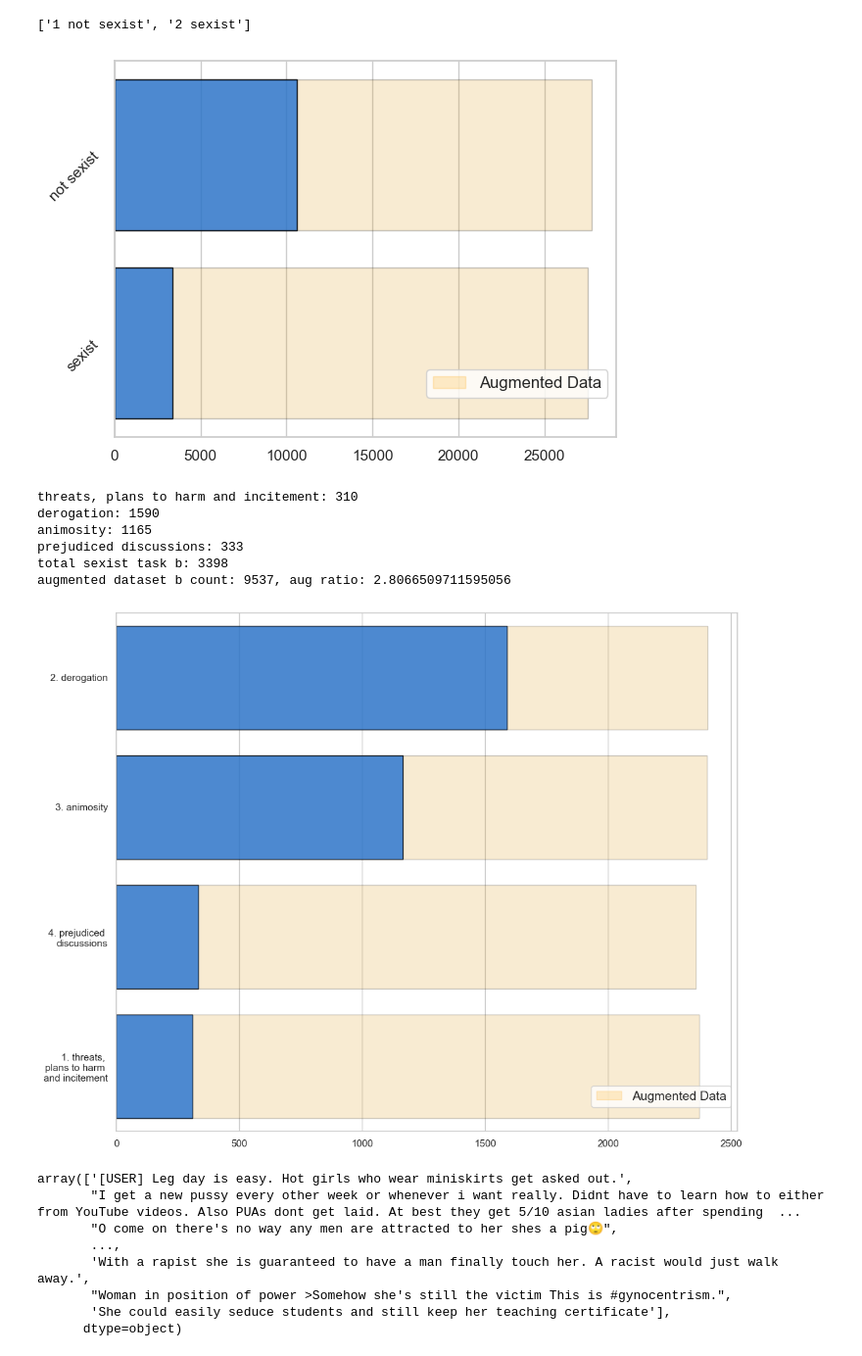
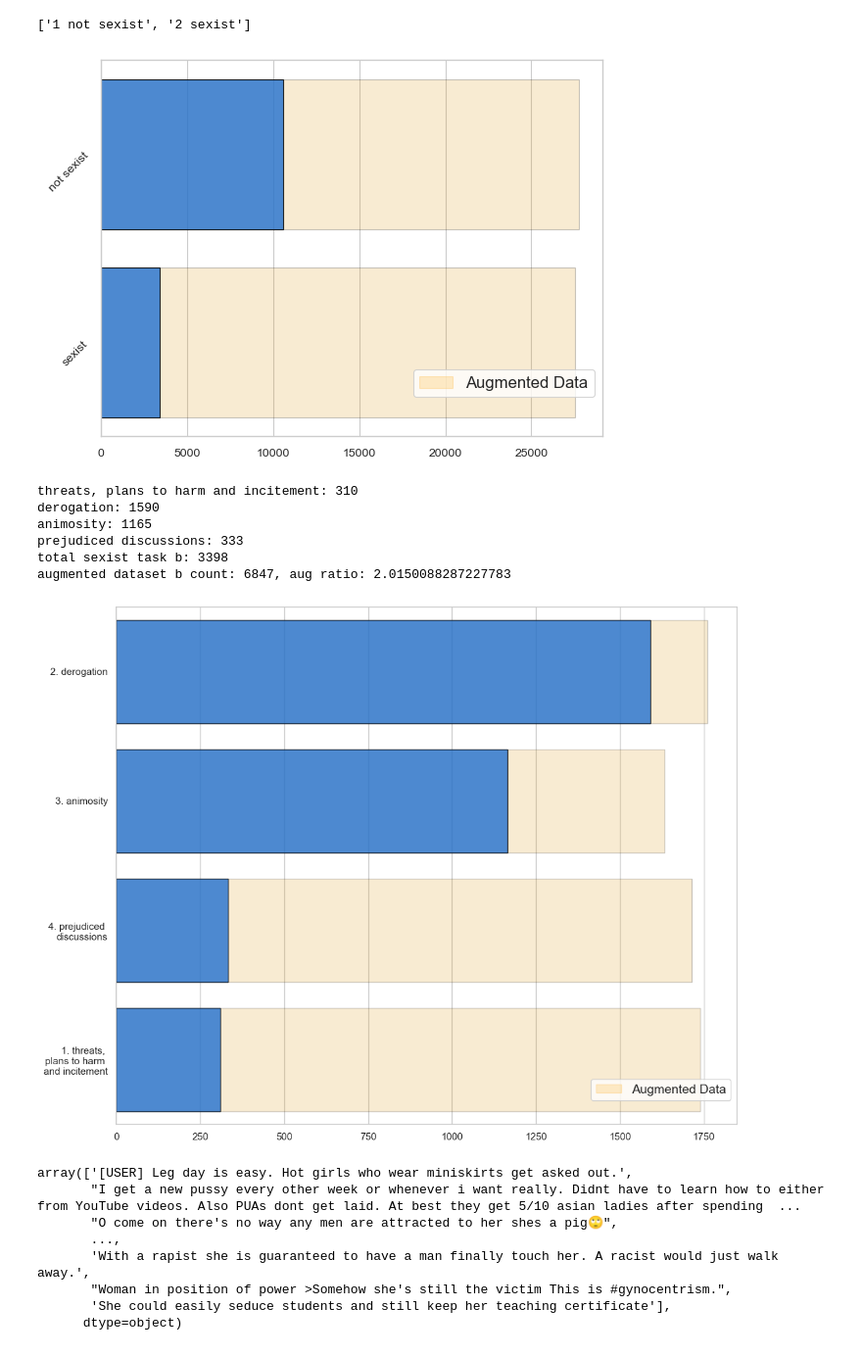
Before and after one commit to AxelBogos/SemEval-Edos, a Jupyter notebook: notebooks/5_ab_final-report-plots-data-aug.ipynb, the cells around one changed output. Shown at 98% size. Cells and saved outputs as stored; diff of their text form; code cells hidden in the pictures.

```diff
--- a/notebooks/5_ab_final-report-plots-data-aug.ipynb
+++ b/notebooks/5_ab_final-report-plots-data-aug.ipynb
@@ -124,7 +124,7 @@ labels
 # plt.xlabel("Counts", size=14)
 # plt.ylabel("Target Label", size=14)
 # plt.title("Task A - Class Proportion", size=18)
-
+sns.set_context("paper")
 # Count the number of occurrences of each class label
 counts = train_task_a['target_a'].value_counts()
 counts1 = aug_task_a_sexist['target_a'].value_counts()
@@ -150,11 +150,11 @@ plt.yticks(rotation=45)
 proxy_artists = [mpatches.Patch(color='orange', label='Augmented Data', alpha=0.2)]
 # # Create the legend
 plt.legend(handles=proxy_artists, loc='upper right', fontsize=12, bbox_to_anchor=(1, 0.2))
-plt.subplots_adjust(left=0.1, right=0.9, bottom=0.1, top=0.9)
-# # aug_task_a.to_csv(Path(AUGMENTED_DATA_DIR, f"augmented_task_a.csv"), index=False)
-# plt.savefig('TaskA-ClassProportion-FINALE.png', dpi=500)
+# plt.subplots_adjust(left=0.1, right=0.9, bottom=0.1, top=0.9)
+# aug_task_a.to_csv(Path(AUGMENTED_DATA_DIR, f"augmented_task_a.csv"), index=False)
+# plt.savefig('TaskA-ClassProportion-FINALE_roberta_large.png', dpi=500)
 # %% [output]
-[figure, old version]
+[figure, new version]
 # %%
 aug_task_file = pd.concat([train_task_a,
                                GAB_task_a_sexist.sample(int(orig_len_GAB_sexist * 1)),
@@ -211,20 +211,20 @@ print(f"prejudiced discussions: {len(b4)}")
 print(f"total sexist task b: {len(pd.concat([b1, b2, b3, b4]))}")
 
 aug_task_b = pd.concat([train_task_b,
-                        b1_aug_insertion.sample(int(len(b1) * 0.4)),
+                        b1_aug_insertion.sample(int(len(b1) * 0)),
                         b1_aug_syn.sample(int(len(b1) * 0)),
                         b1_aug_swap.sample(int(len(b1) * 0)),
-                        b1_sfr_insert.sample(int(len(b1_sfr_insert) * 0.45)),
+                        b1_sfr_insert.sample(int(len(b1_sfr_insert) * 0)),
                         b1_sfr_syn.sample(int(len(b1_sfr_syn) * 0)),
 
-                        b2_aug_insertion.sample(int(len(b2) * 0.3)),
+                        b2_aug_insertion.sample(int(len(b2) * 0)),
                         b2_aug_syn.sample(int(len(b2) * 0)),
                         b2_sfr_insert.sample(int(len(b2_sfr_insert) * 0)),
                         b2_sfr_syn.sample(int(len(b2_sfr_syn) * 0)),
 
                         b3_aug_insertion.sample(int(len(b3) *0)),
                         b3_aug_syn.sample(int(len(b3) * 0)),
-                        b3_sfr_insert.sample(int(len(b3_sfr_insert) * 0.3)),
+                        b3_sfr_insert.sample(int(len(b3_sfr_insert) * 0)),
                         b3_sfr_syn.sample(int(len(b3_sfr_syn) * 0)),
 
                         b4_aug_syn.sample(int(len(b4) * 0)),
@@ -239,15 +239,15 @@ aug_task_b = pd.concat([train_task_b,
                         b4_sf.sample(int(len(b4_sf) * 1)),
 
                         b1_sfr.sample(int(len(b1_sfr) * 1)),
-                        b2_sfr.sample(int(len(b2_sfr) * 1)),
+                        b2_sfr.sample(int(len(b2_sfr) * 0.4)),
                         b3_sfr.sample(int(len(b3_sfr) * 1)),
-                        b4_sfr.sample(int(len(b4_sfr) * 1))])
+                        b4_sfr.sample(int(len(b4_sfr) * 0.6))])
 
 print(f"augmented dataset b count: {len(aug_task_b)}, aug ratio: {len(aug_task_b)/len(train_task_b)}")
 
 # aug_task_b.to_csv(Path(AUGMENTED_DATA_DIR, f"augmented_task_b.csv"), index=False)
 
-
+sns.set_context("paper")
 plt.figure(figsize=(12, 10))
 sns.set_theme(style="whitegrid")
 
@@ -267,35 +267,35 @@ sns.barplot(x=counts1.values, y=counts1.index, color='orange', order=counts.inde
 cerulean_blue = (0.02, 0.43, 0.93)
 ax = sns.barplot(x=counts.values, y=counts.index, order=counts.index, color=cerulean_blue, orient='h',
             edgecolor="black", alpha=0.8)
 
 ax.set_yticklabels(['2. derogation', '3. animosity', '4. prejudiced \ndiscussions', '1. threats, \nplans to harm \nand '
                                                                                     'incitement'])
 plt.yticks(rotation=0)
 
 # labels = ['1 derogation', '2 animosity', '3 prejudiced discussions', '4 threats, plans to harm and incitement']
 # labels_axis = ['1', '2', '3', '4']
 # plt.xticks([0, 1, 2, 3], labels_axis)
 
 # Create proxy artists for the legend
 # proxy_artists = []
 # for i, (label, color) in enumerate(zip(labels, palette)):
 #     proxy_artists.append(mpatches.Patch(color=color, label=label, edgecolor='black', alpha=1))
 #     if i == 3:
 #         # Add a separate bar for augmented data
 #         proxy_artists.append(mpatches.Patch(color='orange', label="augmented data", edgecolor='black', alpha=0.1))
 #
 proxy_artists = [mpatches.Patch(color='orange', label='Augmented Data', alpha=0.2)]
 # # Create the legend
 plt.legend(handles=proxy_artists, loc='upper right', fontsize=14, bbox_to_anchor=(1, 0.1))
 plt.subplots_adjust(left=0.1, right=0.9, bottom=0.1, top=0.9)
-# plt.savefig('TaskB-ClassProportion_aug.png', dpi=500)
+# plt.savefig('TaskB-ClassProportion_aug_FINALE_roberta_large.png', dpi=500)
 # %% [output]
 threats, plans to harm and incitement: 310
 derogation: 1590
 animosity: 1165
 prejudiced discussions: 333
 total sexist task b: 3398
-augmented dataset b count: 9537, aug ratio: 2.8066509711595056
+augmented dataset b count: 6847, aug ratio: 2.0150088287227783
-[figure, old version]
+[figure, new version]
 # %%
 aug_task_file_b = pd.concat([train_task_b,
```
Also changed, not shown: parts of 8 cells of this notebook, 4 other files.
